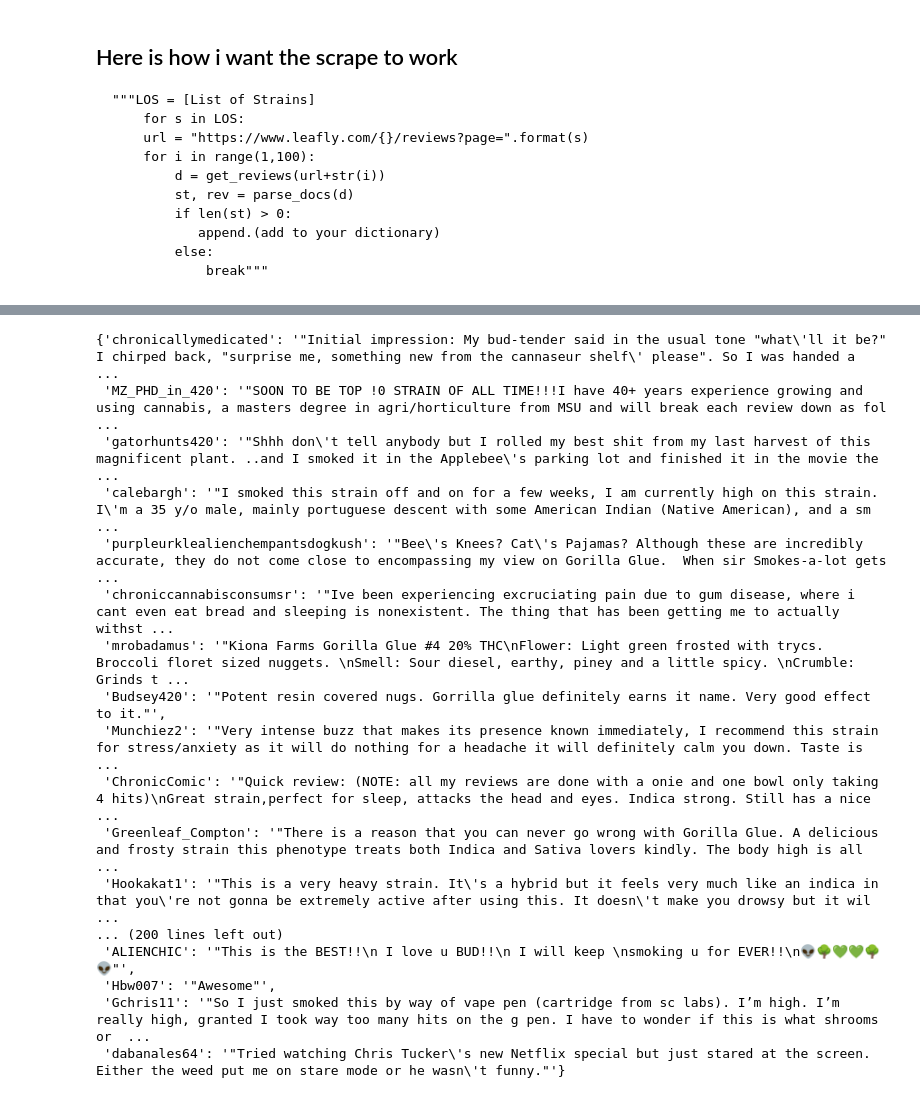
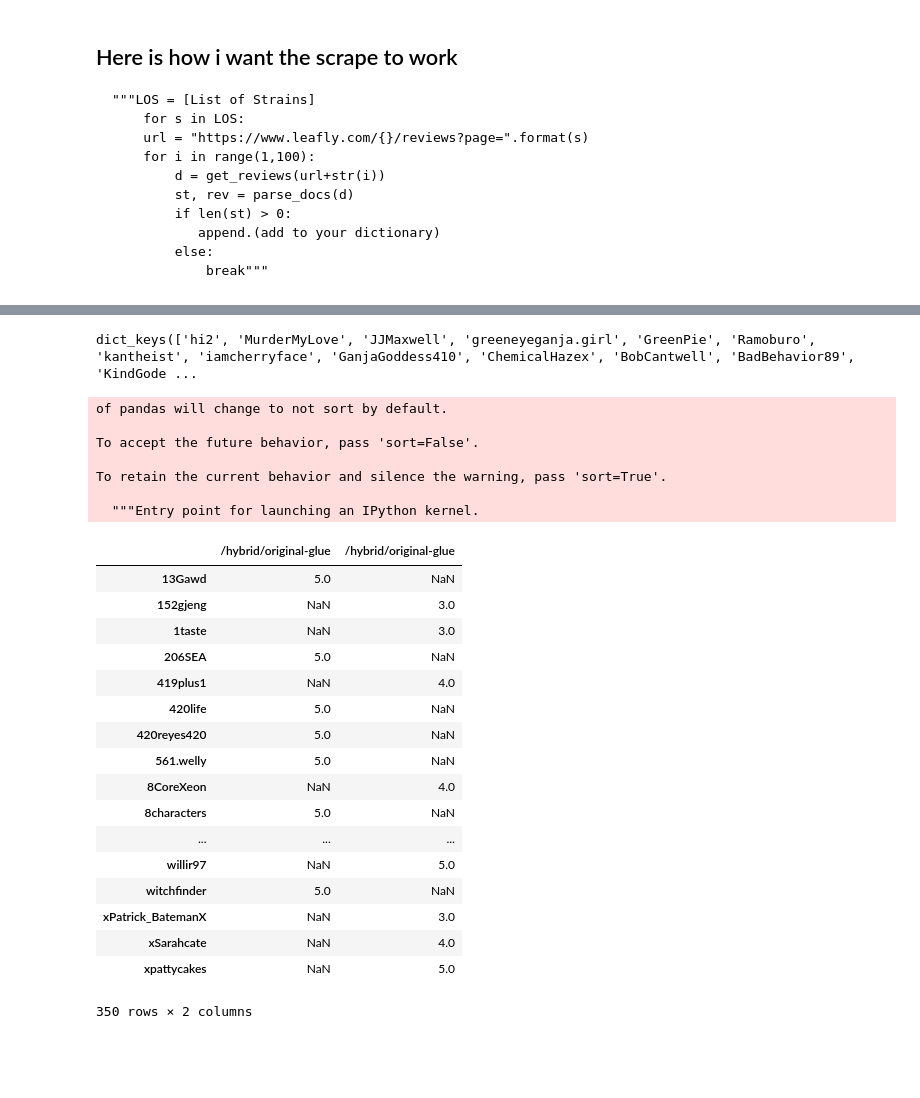
Before and after one commit to jweil8/green_rex, a Jupyter notebook: full_parse_scratch.ipynb, the cells around one changed output, grey strips where cells are left out. Drawn from its saved outputs; the diff is of its cells as text; code cells hidden in the pictures; blank space fills up the shorter version.

```diff
--- a/full_parse_scratch.ipynb
+++ b/full_parse_scratch.ipynb
@@ -175,3 +221,3 @@ stars_d
 # %%
-user_stars = dict(list(zip(users[0], stars[0])))
+user_stars_gg = dict(list(zip(users[0], stars[0])))
 # %%
@@ -179,20 +245,38 @@ user_revs = dict(list(zip(users[0], reviews[0])))
 # %%
-user_revs
+user_revs.keys()
 # %% [output]
-{'chronicallymedicated': '"Initial impression: My bud-tender said in the usual tone "what\'ll it be?" I chirped back, "surprise me, something new from the cannaseur shelf\' please". So I was handed a  ...
- 'MZ_PHD_in_420': '"SOON TO BE TOP !0 STRAIN OF ALL TIME!!!I have 40+ years experience growing and using cannabis, a masters degree in agri/horticulture from MSU and will break each review down as fol ...
- 'gatorhunts420': '"Shhh don\'t tell anybody but I rolled my best shit from my last harvest of this magnificent plant. ..and I smoked it in the Applebee\'s parking lot and finished it in the movie the ...
- 'calebargh': '"I smoked this strain off and on for a few weeks, I am currently high on this strain. I\'m a 35 y/o male, mainly portuguese descent with some American Indian (Native American), and a sm ...
- 'purpleurklealienchempantsdogkush': '"Bee\'s Knees? Cat\'s Pajamas? Although these are incredibly accurate, they do not come close to encompassing my view on Gorilla Glue.  When sir Smokes-a-lot gets ...
- 'chroniccannabisconsumsr': '"Ive been experiencing excruciating pain due to gum disease, where i cant even eat bread and sleeping is nonexistent. The thing that has been getting me to actually withst ...
- 'mrobadamus': '"Kiona Farms Gorilla Glue #4 20% THC\nFlower: Light green frosted with trycs. Broccoli floret sized nuggets. \nSmell: Sour diesel, earthy, piney and a little spicy. \nCrumble: Grinds t ...
- 'Budsey420': '"Potent resin covered nugs. Gorrilla glue definitely earns it name. Very good effect to it."',
- 'Munchiez2': '"Very intense buzz that makes its presence known immediately, I recommend this strain for stress/anxiety as it will do nothing for a headache it will definitely calm you down. Taste is  ...
- 'ChronicComic': '"Quick review: (NOTE: all my reviews are done with a onie and one bowl only taking 4 hits)\nGreat strain,perfect for sleep, attacks the head and eyes. Indica strong. Still has a nice ...
- 'Greenleaf_Compton': '"There is a reason that you can never go wrong with Gorilla Glue. A delicious and frosty strain this phenotype treats both Indica and Sativa lovers kindly. The body high is all  ...
- 'Hookakat1': '"This is a very heavy strain. It\'s a hybrid but it feels very much like an indica in that you\'re not gonna be extremely active after using this. It doesn\'t make you drowsy but it wil ...
-... (200 lines left out)
- 'ALIENCHIC': '"This is the BEST!!\n I love u BUD!!\n I will keep \nsmoking u for EVER!!\n👽🌳💚💚🌳👽"',
- 'Hbw007': '"Awesome"',
- 'Gchris11': '"So I just smoked this by way of vape pen (cartridge from sc labs). I’m high. I’m really high, granted I took way too many hits on the g pen. I have to wonder if this is what shrooms or  ...
- 'dabanales64': '"Tried watching Chris Tucker\'s new Netflix special but just stared at the screen. Either the weed put me on stare mode or he wasn\'t funny."'}
+dict_keys(['hi2', 'MurderMyLove', 'JJMaxwell', 'greeneyeganja.girl', 'GreenPie', 'Ramoburo', 'kantheist', 'iamcherryface', 'GanjaGoddess410', 'ChemicalHazex', 'BobCantwell', 'BadBehavior89', 'KindGode ...
+# %%
+GG4_df = pd.DataFrame.from_dict(user_stars_gg, orient='index', columns=test_strains[6:7])
+# %%
+WhiteWid_df = pd.DataFrame.from_dict(user_stars, orient='index', columns=test_strains[6:7])
+# %%
+concat_df = [GG4_df, WhiteWid_df]
+# %%
+pd.concat(concat_df, axis=1)
+# %% [output]
+of pandas will change to not sort by default.
+
+To accept the future behavior, pass 'sort=False'.
+
+To retain the current behavior and silence the warning, pass 'sort=True'.
+
+  """Entry point for launching an IPython kernel.
+|  | /hybrid/original-glue | /hybrid/original-glue |
+| 13Gawd | 5.0 | NaN |
+| 152gjeng | NaN | 3.0 |
+| 1taste | NaN | 3.0 |
+| 206SEA | 5.0 | NaN |
+| 419plus1 | NaN | 4.0 |
+| 420life | 5.0 | NaN |
+| 420reyes420 | 5.0 | NaN |
+| 561.welly | 5.0 | NaN |
+| 8CoreXeon | NaN | 4.0 |
+| 8characters | 5.0 | NaN |
+| ... | ... | ... |
+| willir97 | NaN | 5.0 |
+| witchfinder | 5.0 | NaN |
+| xPatrick_BatemanX | NaN | 3.0 |
+| xSarahcate | NaN | 4.0 |
+| xpattycakes | NaN | 5.0 |
+350 rows × 2 columns
```
Also changed, not shown: parts of 12 cells of this notebook, 1 other file.
